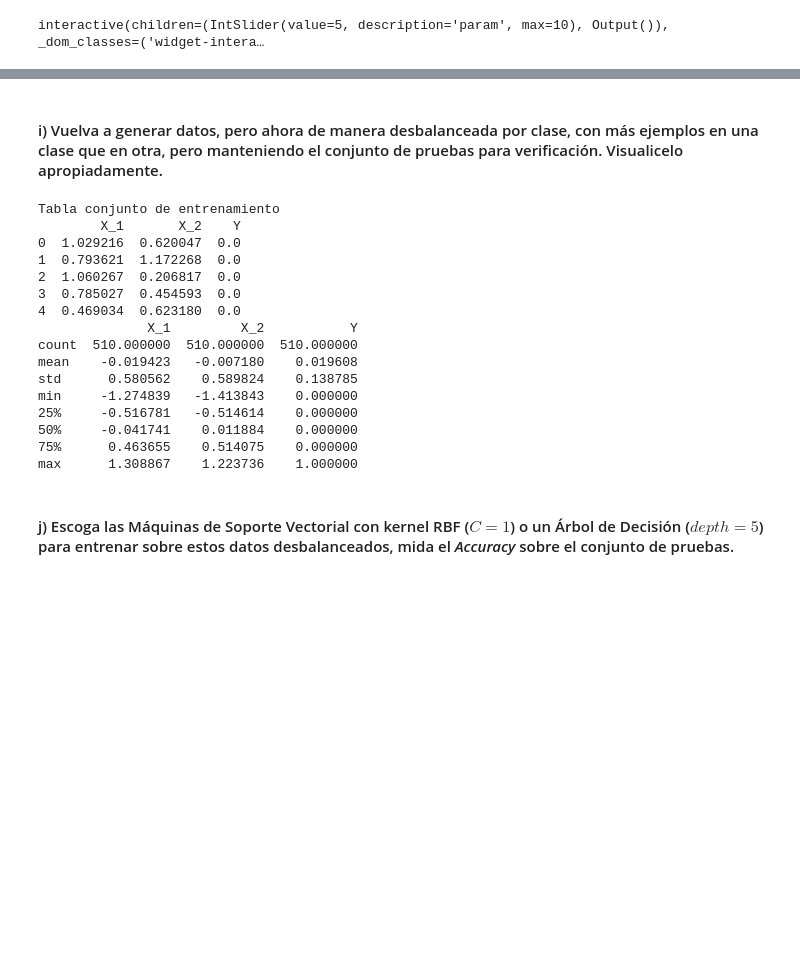
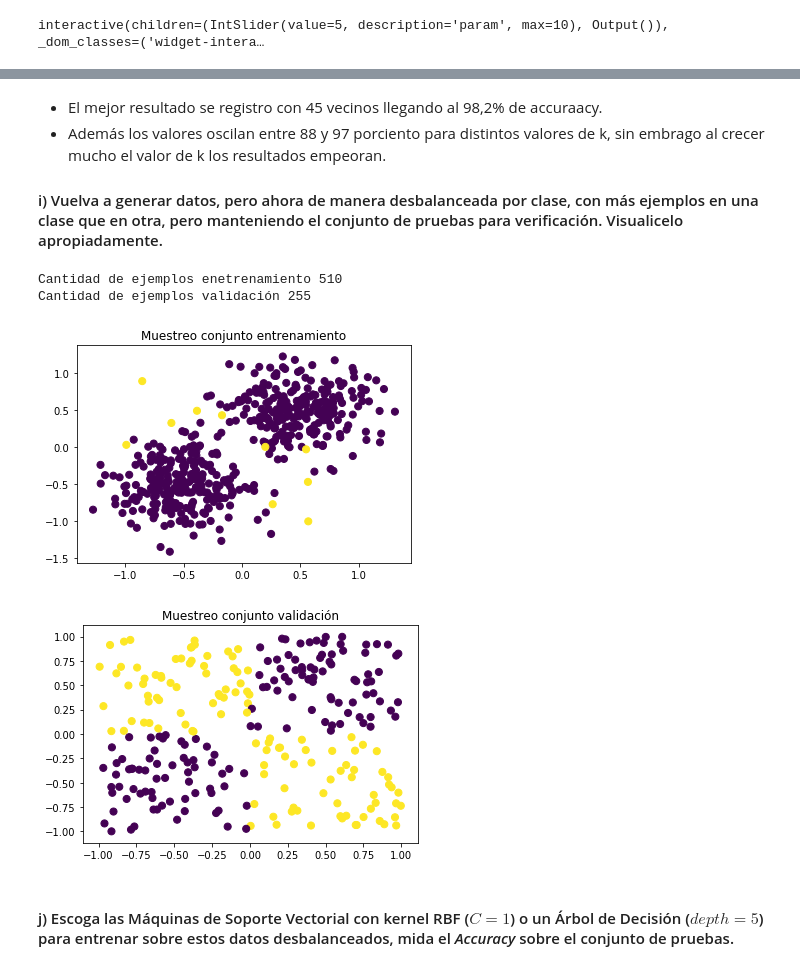
Before and after one commit to LeMythedeSisyphe/MachineLearning-Tarea2, a Jupyter notebook: Tarea 2.ipynb, the cells around one changed output, grey strips where cells are left out. Cells and saved outputs as stored; diff of their text form; code cells hidden in the pictures; blank space fills up the shorter version.

```diff
--- a/Tarea 2.ipynb
+++ b/Tarea 2.ipynb
@@ -270,33 +278,22 @@ interactive(children=(IntSlider(value=5, description='param', max=10), Output())
 # %% [markdown]
++ El mejor resultado se registro con 45 vecinos llegando al 98,2% de accuraacy.
++ Además los valores oscilan entre 88 y 97 porciento para distintos valores de k, sin embrago al crecer mucho el valor de k los resultados empeoran.
+
 #### i) Vuelva a generar datos, pero ahora de manera desbalanceada por clase, con más ejemplos en una clase que en otra, pero manteniendo el conjunto de pruebas para verificación. Visualicelo apropiadamente.
-# %%
-X_train,Y_train,X_test,Y_test = do_gaussianXOR(n1=250,n2=5)
-x_1= []
-x_2= []
-for i,c in X_train:
-    x_1.append(i)
-    x_2.append(c)
-print("Tabla conjunto de entrenamiento")
-d= {"X_1":x_1,"X_2":x_2,"Y":Y_train}
-df = pd.DataFrame(data=d)
-print(df.head())
-print(df.describe())
-# %% [output]
-Tabla conjunto de entrenamiento
-        X_1       X_2    Y
-0  1.029216  0.620047  0.0
-1  0.793621  1.172268  0.0
-2  1.060267  0.206817  0.0
-3  0.785027  0.454593  0.0
-4  0.469034  0.623180  0.0
-              X_1         X_2           Y
-count  510.000000  510.000000  510.000000
-mean    -0.019423   -0.007180    0.019608
-std      0.580562    0.589824    0.138785
-min     -1.274839   -1.413843    0.000000
-25%     -0.516781   -0.514614    0.000000
-50%     -0.041741    0.011884    0.000000
-75%      0.463655    0.514075    0.000000
-max      1.308867    1.223736    1.000000
+# %%
+X_train,Y_train,X_test,Y_test = do_gaussianXOR(n1=250,n2=5)
+print("Cantidad de ejemplos enetrenamiento",len(X_train))
+print("Cantidad de ejemplos validación",len(X_test))
+plt.scatter(X_train[:,0],X_train[:,1],s=50,c=Y_train)
+plt.title("Muestreo conjunto entrenamiento")
+plt.show()
+plt.scatter(X_test[:,0],X_test[:,1],s=50,c=Y_test)
+plt.title("Muestreo conjunto validación")
+plt.show()
+# %% [output]
+Cantidad de ejemplos enetrenamiento 510
+Cantidad de ejemplos validación 255
+[figure, added]
+[figure, added]
 # %% [markdown]
 #### j) Escoga las Máquinas de Soporte Vectorial con kernel RBF ($C=1$) o un Árbol de Decisión ($depth=5$) para entrenar sobre estos datos desbalanceados, mida el *Accuracy* sobre el conjunto de pruebas.
```
Also changed, not shown: parts of 14 cells of this notebook.
